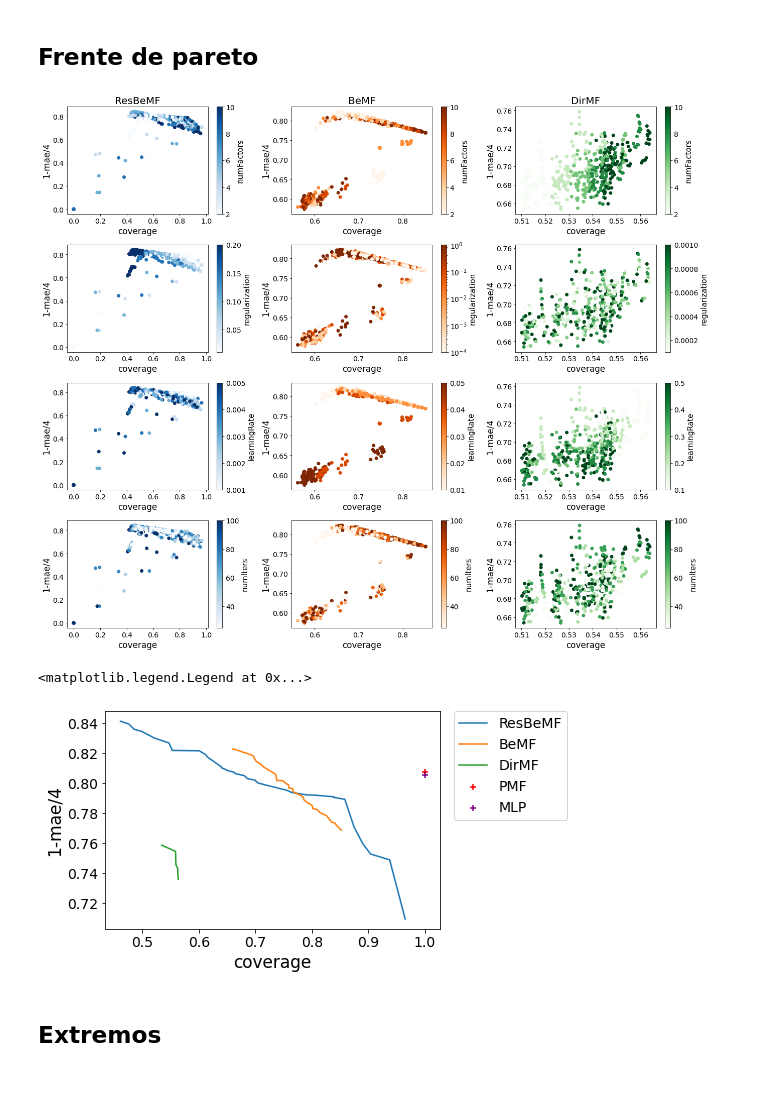
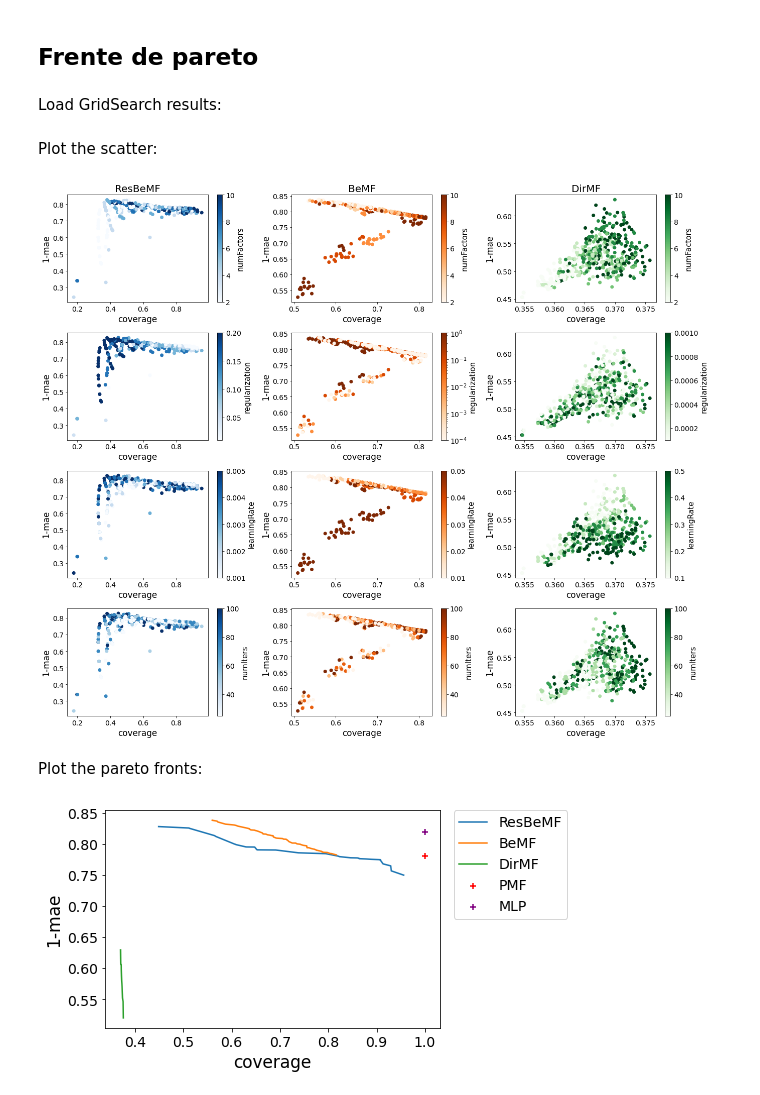
Before and after one commit to KNODIS-Research-Group/resbemf, a Jupyter notebook: figs generator.ipynb, the cells around one changed output. Cells and saved outputs as stored; diff of their text form; code cells hidden in the pictures.

```diff
--- a/figs generator.ipynb
+++ b/figs generator.ipynb
@@ -10,4 +10,4 @@ import numpy as np
 import pareto
 import math
 # %%
-dataset = 'ml100k'
+dataset = 'ft' # 'ml100k', 'ml1m', 'ft', 'anime'
@@ -16,4 +13,0 @@ dataset = 'ml100k'
-# %%
-df = {}
-for m in ['ResBeMF', 'BeMF', 'DirMF', 'PMF', "MLP"]:
-    df[m] = pd.read_csv('results/gridsearch/' + dataset + '/' + m.lower() +'-best.csv')
@@ -52,41 +14,52 @@ df['MLP'].sort_values(by=['cummulativecoverage_avg'], ascending=False)
 # %% [markdown]
 ## Frente de pareto
+# %% [markdown]
+Load GridSearch results:
 # %%
 df = {}
 for m in ['ResBeMF', 'BeMF', 'DirMF', 'PMF', 'MLP']:
-    df[m] = pd.read_csv('results/gridsearch/' + dataset + '/' + m.lower() +'.csv')
+    aux = pd.read_csv('results/gridsearch/' + dataset + '/' + m.lower() +'.csv')
+    aux = aux[aux['cummulativemae_avg'] >= 0.05]
+    aux = aux[aux['cummulativecoverage_avg'] >= 0.05]
+    df[m] = aux
+# %% [markdown]
+Plot the scatter:
 # %%
 params = ['numFactors', 'regularization', 'learningRate', 'numIters']
 methods = ['ResBeMF', 'BeMF', 'DirMF']
 cmaps = ['Blues', 'Oranges', 'Greens']
 
-fig, axs = plt.subplots(len(params), len(methods), figsize=(18,15))
+fig, axs = plt.subplots(len(params), len(methods), figsize=(6*len(methods),3.75*len(params)))
 fig.tight_layout(h_pad=4, w_pad=6.5)
 
 for i, param in enumerate(params):
     for j, method in enumerate(methods):
 
         axs[i,j].set_xlabel('coverage', fontsize=17)
-        axs[i,j].set_ylabel('1-mae/4', fontsize=17)
+        axs[i,j].set_ylabel('1-mae', fontsize=17)
 
         if i == 0:
             axs[i,j].set_title(method, fontsize=20)
 
         axs[i,j].tick_params(axis='both', which='major', labelsize=14)
 
         mae = df[method]['cummulativemae_avg']
         coverage = df[method]['cummulativecoverage_avg']
         color = df[method][param]
 
-        norm = colors.LogNorm(vmin=color.min(), vmax=color.max()) if method == 'BeMF' and param == 'regularization' else None
+        norm = colors.LogNorm(vmin=color.min(), vmax=color.max()) if param == 'regularization' and (method == 'BeMF' or (method == 'ResBeMF' and dataset == 'anime')) else None
 
         im = axs[i,j].scatter(coverage, mae, c=color, cmap=cmaps[j], norm=norm)
 
         cbar = plt.colorbar(im, ax=axs[i,j])
         cbar.set_label(param, fontsize=15)
         cbar.ax.tick_params(labelsize=14)
+
+plt.savefig('./figs/' + dataset + '-hyperparameters.png', dpi=300, bbox_inches='tight')
 # %% [output]
-[figure, old version]
+[figure, new version]
+# %% [markdown]
+Plot the pareto fronts:
 # %%
 def get_pareto_front(df):
     objectives = [df.columns.get_loc(c) for c in ['cummulativemae_avg', 'cummulativecoverage_avg'] if c in df]
@@ -114,12 +87,11 @@ plt.scatter(mlp_coverage, mlp_mae, label='MLP', c='purple', marker='+')
 plt.xlabel('coverage', fontsize=17)
 plt.xticks(fontsize=14)
 
-plt.ylabel('1-mae/4', fontsize=17)
+plt.ylabel('1-mae', fontsize=17)
 plt.yticks(fontsize=14)
 
 plt.legend(fontsize=14, loc=(1.04, 0.5))
+
+plt.savefig('./figs/' + dataset + '-pareto-front.png', dpi=300, bbox_inches='tight')
 # %% [output]
-<matplotlib.legend.Legend at 0x...>
-[figure, old version]
+[figure, new version]
-# %% [markdown]
-## Extremos
```
Also changed, not shown: parts of 16 cells of this notebook, 48 other files.
